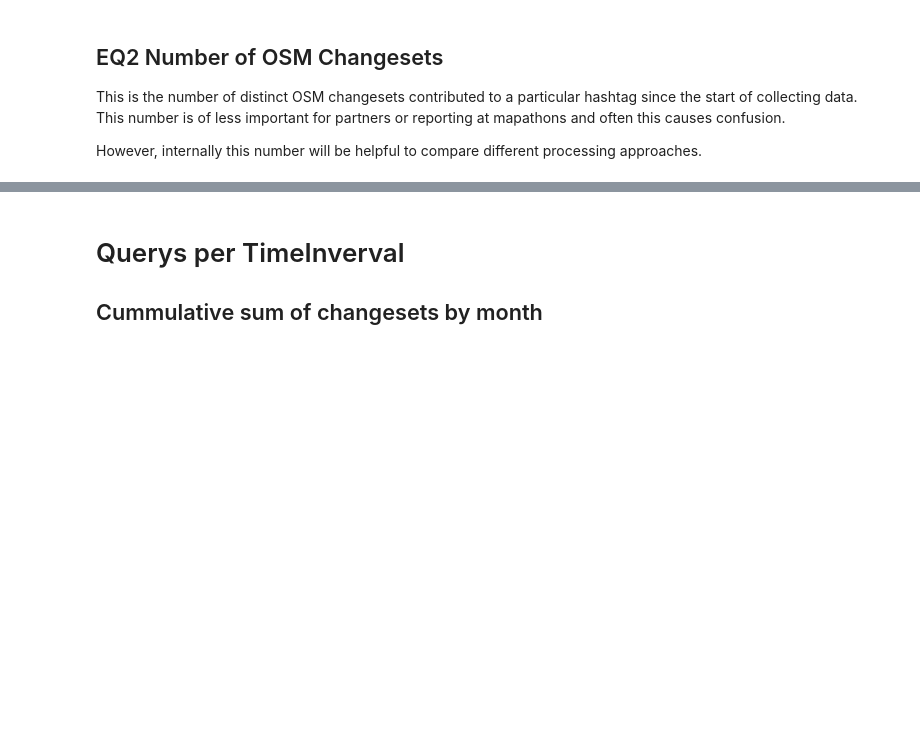
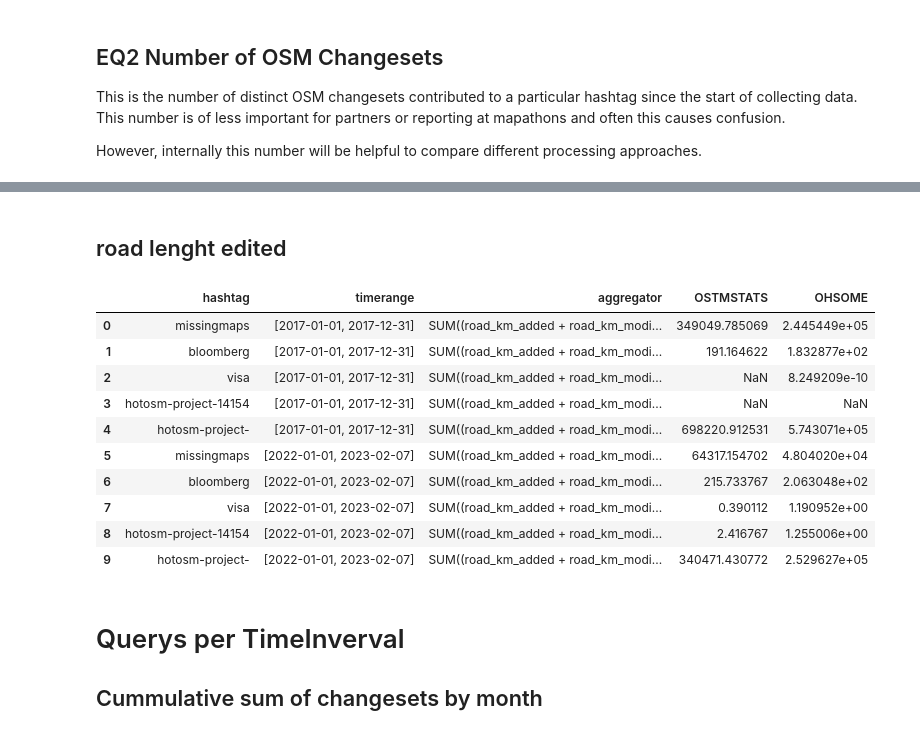
Before and after one commit to GIScience/ohsome-now-stats, a Jupyter notebook: notebooks/example_queries.ipynb, the cells around one changed output, grey strips where cells are left out. Cells and saved outputs as stored; diff of their text form; code cells hidden in the pictures; blank space fills up the shorter version.

```diff
--- a/notebooks/example_queries.ipynb
+++ b/notebooks/example_queries.ipynb
@@ -230,3 +203,49 @@ display(result)
+# %% [markdown]
+## road lenght edited
+# %%
+import pandas as pd
+import traceback
+data = []
+with ps.connect(dbname=os.getenv("dbOSMSTATS"),user=os.getenv("userOSMSTATS"),host=os.getenv("hostOSMSTATS"),password=os.getenv("pwOSMSTATS"),port=os.getenv("portOSMSTATS")) as conn_mm:
+    with clickhouse_connect.get_client(interface="https",user=os.getenv("userOHSOME"),host=os.getenv("hostOHSOME"),password=os.getenv("pwOHSOME"),port=os.getenv("portOHSOME")) as conn_ohsome:
+        with ps.connect(dbname=os.getenv("dbCHDB"),user=os.getenv("userCHDB"),host=os.getenv("hostCHDB"),password=os.getenv("pwCHDB"),port=os.getenv("portCHDB")) as conn_chDB:
+            for timerange in timeranges:
+                for hashtag in hashtags:
+                    aggregator = "SUM((road_km_added + road_km_modiefied)*1000) count"
+                    entry = {"hashtag":hashtag,"timerange":timerange,"aggregator":aggregator}
+                    try:
+                        aggregator = "SUM((road_km_added + road_km_modified)) count"
+                        countOSMSTATS = osmStatsQuery(timerange,hashtag,conn=conn_mm,aggregator=aggregator)[0][0]
+                        entry["OSTMSTATS"]=countOSMSTATS
+                    except Exception:
+                        print(traceback.format_exc())
+                        print("failed OSMSTATS for hashtag: "+ hashtag)
+                        pass
+                    try:
+                        aggregator = "SUM(road_length_delta/1000) count"
+                        countOHSOME = ohsomeDbQuery(timerange,hashtag,conn=conn_ohsome,aggregator=aggregator)[0][0]
+                        entry["OHSOME"]=countOHSOME
+                    except Exception:
+                        print(traceback.format_exc())
+                        print("failed OHSOME for hashtag: "+ hashtag)
+                        pass
+                    data.append(entry)
+
+result = pd.DataFrame.from_dict(data)
+result.to_csv("../notebooks/queryResults/eq3.csv")
+display(result)
+# %% [output]
+|  | hashtag | timerange | aggregator | OSTMSTATS | OHSOME |
+| 0 | missingmaps | [2017-01-01, 2017-12-31] | SUM((road_km_added + road_km_modi... | 349049.785069 | 2.445449e+05 |
+| 1 | bloomberg | [2017-01-01, 2017-12-31] | SUM((road_km_added + road_km_modi... | 191.164622 | 1.832877e+02 |
+| 2 | visa | [2017-01-01, 2017-12-31] | SUM((road_km_added + road_km_modi... | NaN | 8.249209e-10 |
+| 3 | hotosm-project-14154 | [2017-01-01, 2017-12-31] | SUM((road_km_added + road_km_modi... | NaN | NaN |
+| 4 | hotosm-project- | [2017-01-01, 2017-12-31] | SUM((road_km_added + road_km_modi... | 698220.912531 | 5.743071e+05 |
+| 5 | missingmaps | [2022-01-01, 2023-02-07] | SUM((road_km_added + road_km_modi... | 64317.154702 | 4.804020e+04 |
+| 6 | bloomberg | [2022-01-01, 2023-02-07] | SUM((road_km_added + road_km_modi... | 215.733767 | 2.063048e+02 |
+| 7 | visa | [2022-01-01, 2023-02-07] | SUM((road_km_added + road_km_modi... | 0.390112 | 1.190952e+00 |
+| 8 | hotosm-project-14154 | [2022-01-01, 2023-02-07] | SUM((road_km_added + road_km_modi... | 2.416767 | 1.255006e+00 |
+| 9 | hotosm-project- | [2022-01-01, 2023-02-07] | SUM((road_km_added + road_km_modi... | 340471.430772 | 2.529627e+05 |
 # %% [markdown]
 # Querys per TimeInverval
 
```
Also changed, not shown: parts of 10 cells of this notebook, 4 other files.
